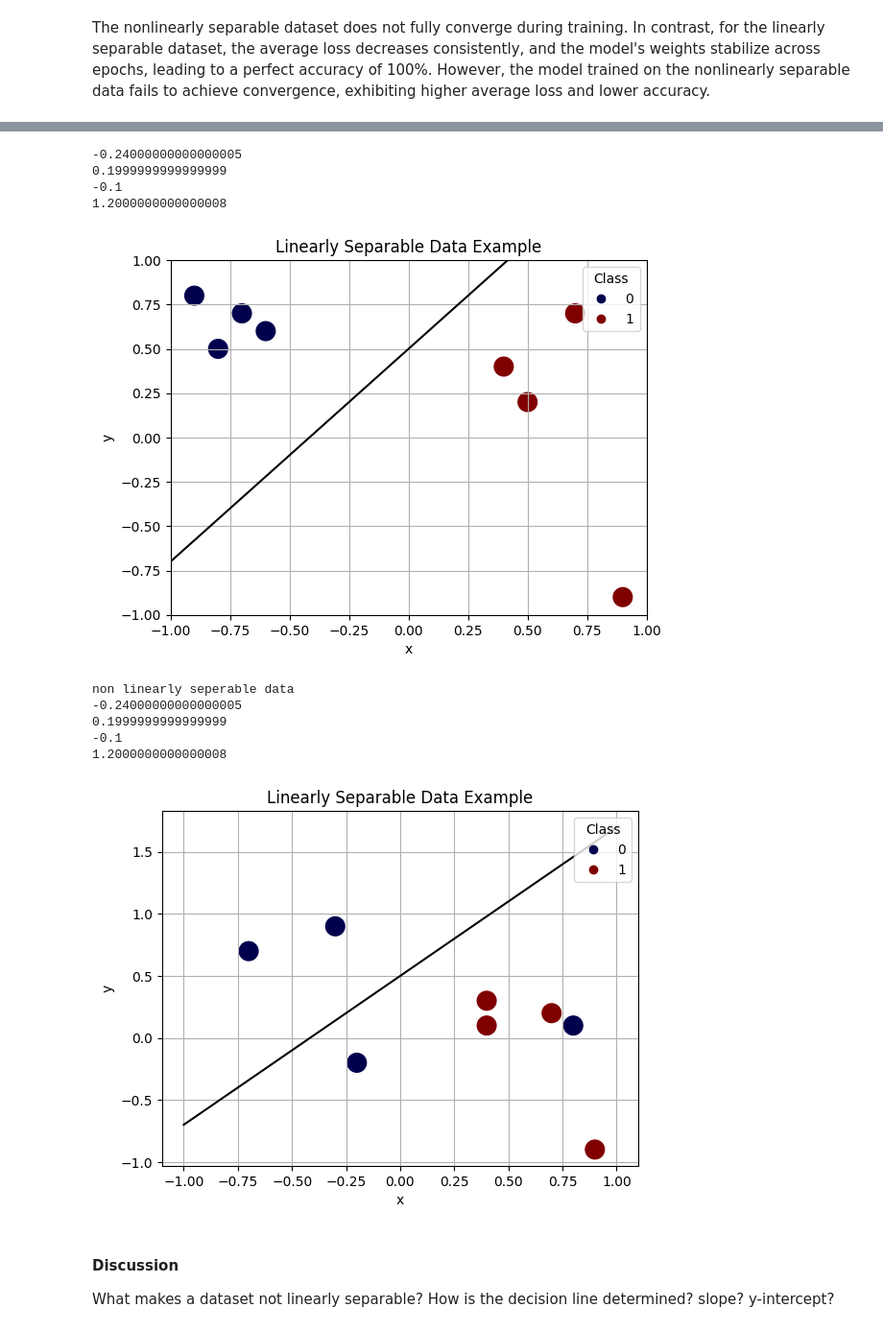
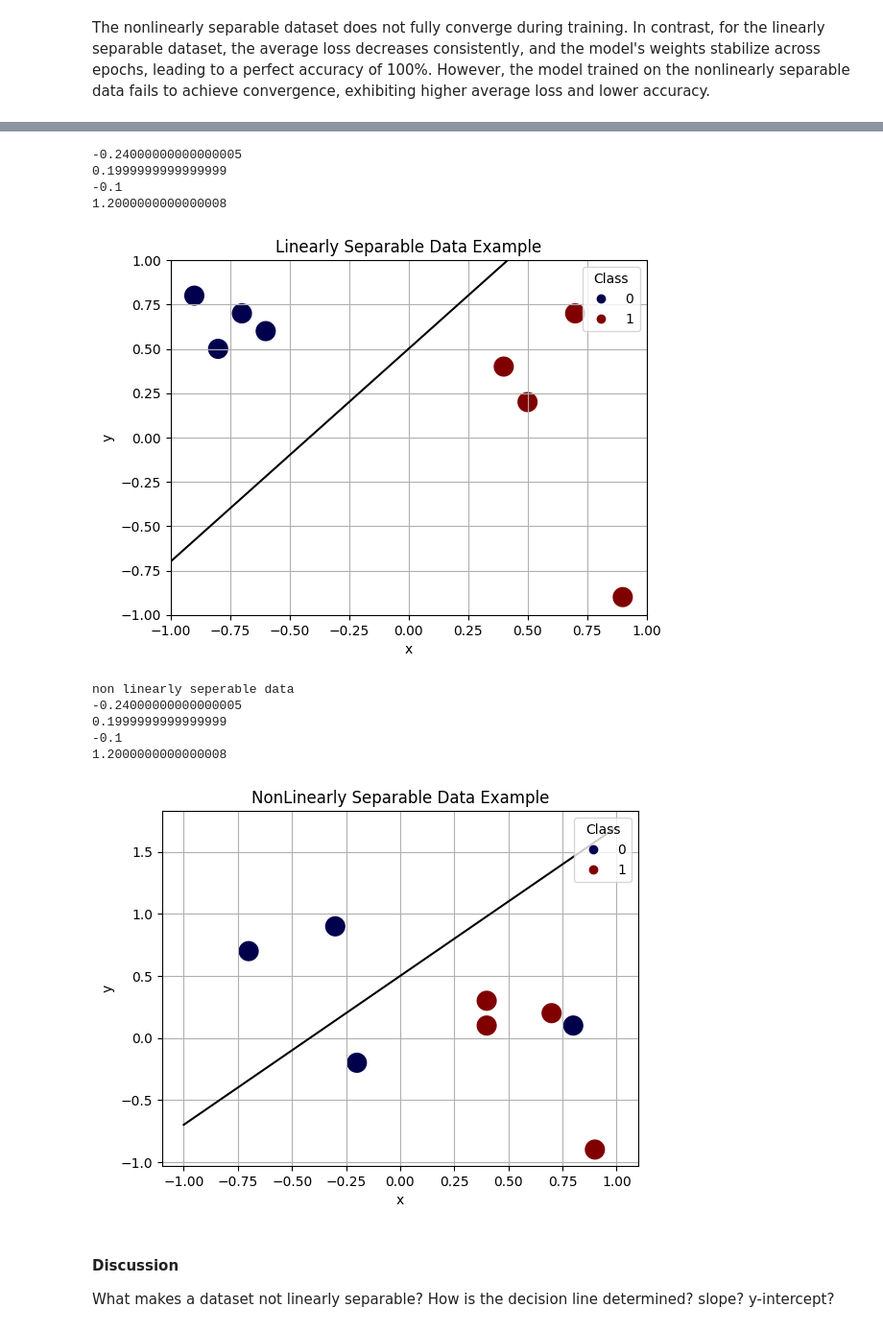
Before and after one commit to joansia9/Perceptron, a Jupyter notebook: Perceptron Lab.ipynb, the cells around one changed output, grey strips where cells are left out. Shown at 96% size. Saved outputs shown, nothing was run; the diff lists cells and outputs as text; code cells hidden in the pictures.

```diff
--- a/Perceptron Lab.ipynb
+++ b/Perceptron Lab.ipynb
@@ -352,7 +352,7 @@ plt.show() # show the plot
 
 print ("non linearly seperable data")
 
-scatter = plt.scatter(NonLinSep_Data[:,0], NonLinSep_Data[:,1], c = labels, s=200, cmap='seismic')
+scatter = plt.scatter(NonLinSep_Data[:,0], NonlinearlySep_data[:,1], c = labels, s=200, cmap='seismic')
 legend = plt.legend(*scatter.legend_elements(num=1), title="Class", loc='upper right') # Legend
 
 # Plot the learned separator.  We just made up the slope and intercept for this example. You need to calculate
@@ -370,35 +370,35 @@ print(w1)
 print(w2)
 
 b = clf.intercept_[0]# Bias term
 print(b)
 
 B = -b/w2
 
 slope = -1 * w1/w2
 print(slope)
 
 #x2 = (-w1/w2)*x1
 eq = slope * xlist + B
 
 plt.plot(xlist, eq, '-k')
 
-plt.title('Linearly Separable Data Example')
+plt.title('NonLinearly Separable Data Example')
 plt.xlabel('x')
 plt.ylabel('y')
 plt.grid() # add grid lines
 plt.show() # show the plot
 # %% [output]
 -0.24000000000000005
 0.1999999999999999
 -0.1
 1.2000000000000008
 [figure]
 non linearly seperable data
 -0.24000000000000005
 0.1999999999999999
 -0.1
 1.2000000000000008
-[figure, old version]
+[figure, new version]
 # %% [markdown]
 #### Discussion
 What makes a dataset not linearly separable? How is the decision line determined? slope? y-intercept?
```
Also changed, not shown: parts of 9 cells of this notebook.
